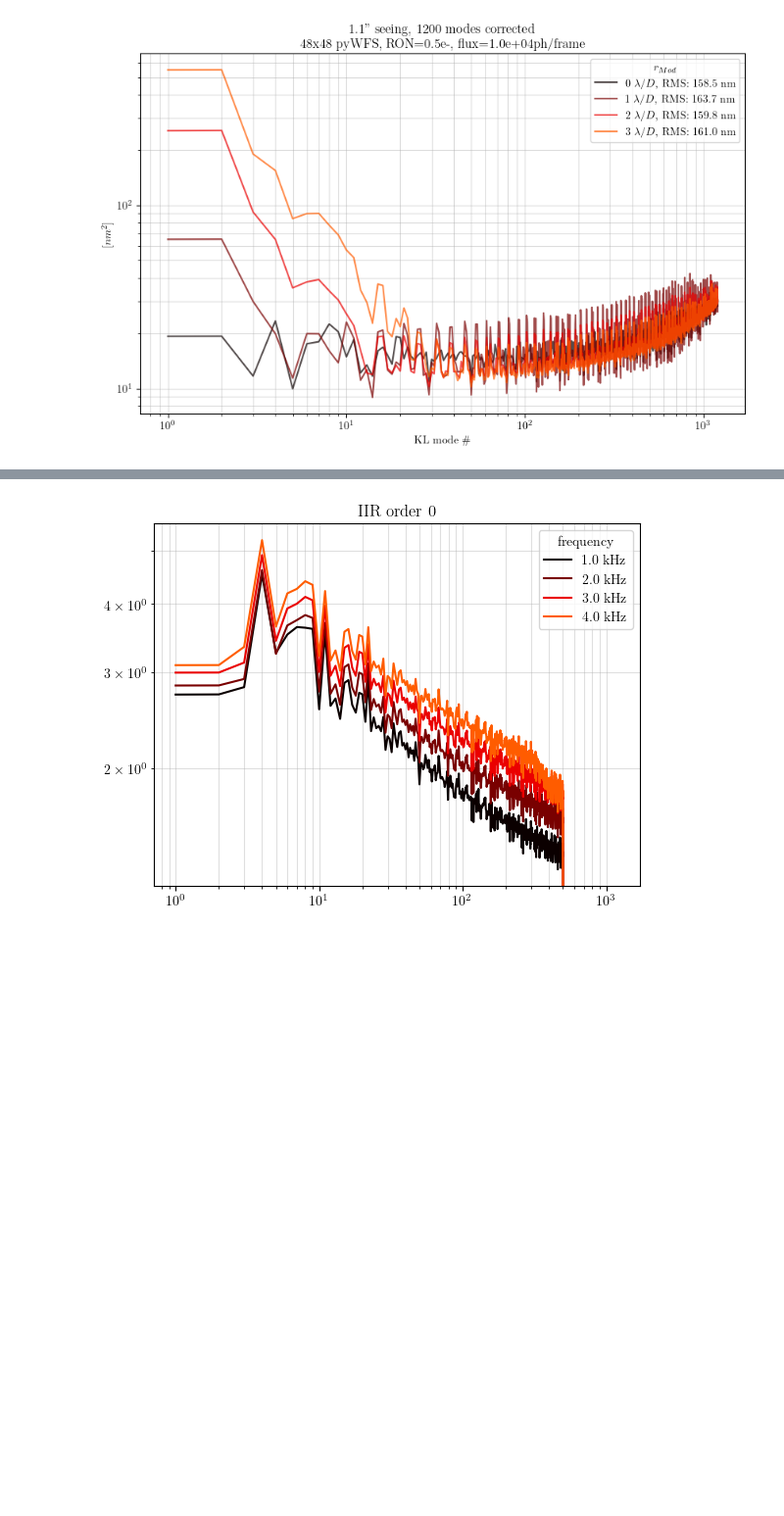
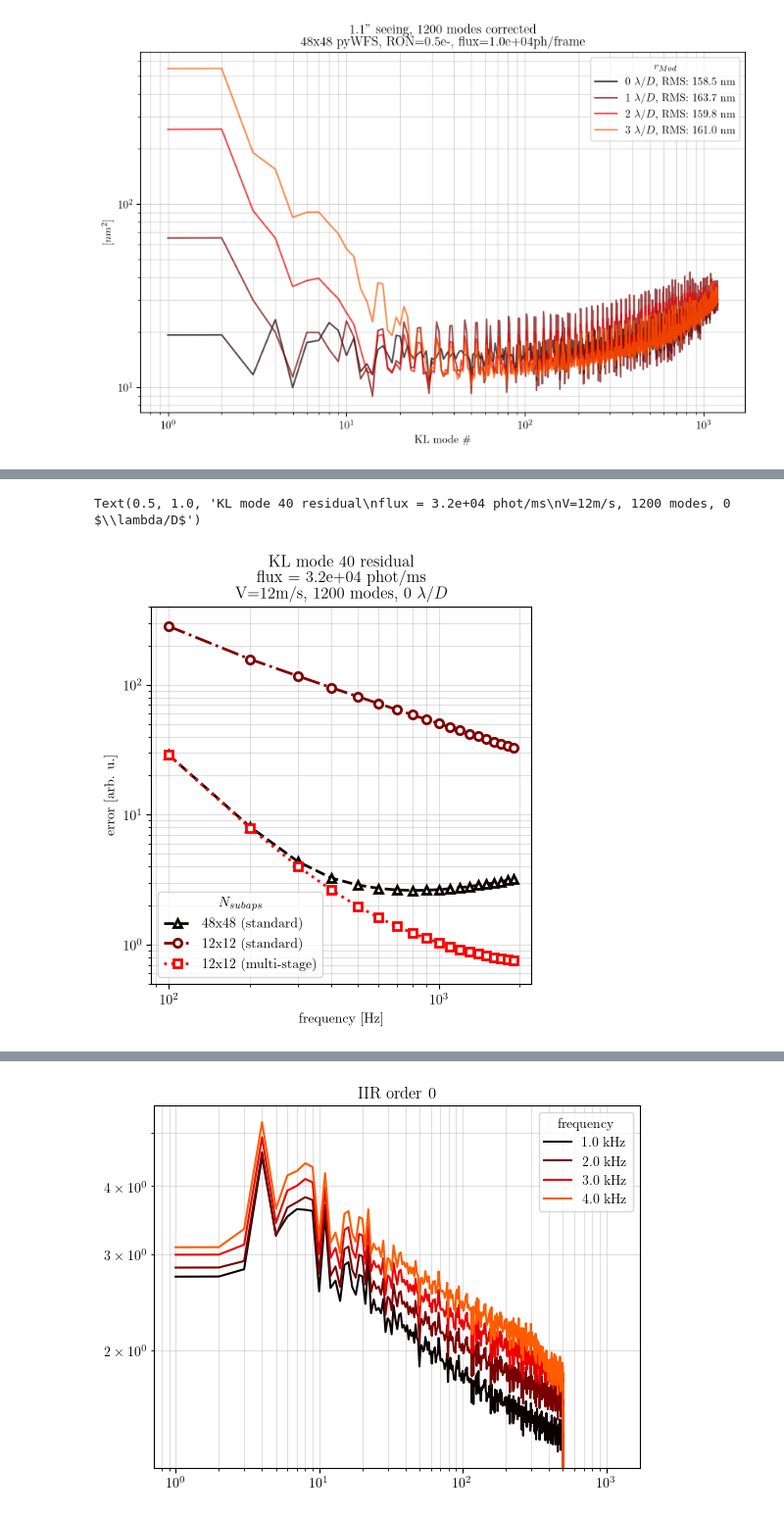
Before and after one commit to Menessao/SPECULA, a Jupyter notebook: config/RISTRETTO/errorBudgetPlots.ipynb, the cells around one changed output, grey strips where cells are left out. Shown at 98% size. Drawn from its saved outputs; the diff is of its cells as text; code cells hidden in the pictures; blank space fills up the shorter version.

```diff
--- a/config/RISTRETTO/errorBudgetPlots.ipynb
+++ b/config/RISTRETTO/errorBudgetPlots.ipynb
@@ -558,0 +641,33 @@ Order 3:
+# %%
+cmap = mpl.colormaps['hot'] # 1. Choose your colormap (e.g., 'hot', 'jet', 'turbo')
+colors = cmap(np.linspace(0.0, 0.9, 6)) # 2. Extract a set of colors from it (e.g., 6 distinct colors across the map)
+plt.rcParams['axes.prop_cycle'] = cycler(color=colors) # 3. Apply it to the default line cycle
+
+flux_id = 3
+fmax = 2000
+
+plt.figure(figsize=(5,5))
+plt.loglog(freqs[freqs<fmax],resfs_ao[0,flux_id,:,0][freqs<fmax],'^',linestyle='--',
+            linewidth=2,markersize=6,markerfacecolor='white',
+            markeredgewidth=2, label=f'48x48 (standard)')
+# plt.loglog(freqs[freqs<fmax],resfs[0,flux_id,:,2][freqs<fmax],'o',linestyle='-.',
+#             linewidth=2,markersize=6,markerfacecolor='white',
+#             markeredgewidth=2, label=f'24x24 (standard)')
+# plt.loglog(freqs[freqs<fmax],resfs_ao[0,flux_id,:,2][freqs<fmax],'s',linestyle=':',
+#             linewidth=2,markersize=6,markerfacecolor='white',
+#             markeredgewidth=2, label=f'24x24 (multi-stage)')
+plt.loglog(freqs[freqs<fmax],resfs_ao[0,flux_id,:,4][freqs<fmax],'o',linestyle='-.',
+            linewidth=2,markersize=6,markerfacecolor='white',
+            markeredgewidth=2, label=f'12x12 (standard)')
+plt.loglog(freqs[freqs<fmax],resfs[0,flux_id,:,4][freqs<fmax],'s',linestyle=':',
+            linewidth=2,markersize=6,markerfacecolor='white',
+            markeredgewidth=2, label=f'12x12 (multi-stage)')
+plt.legend(loc='best',title=r'$N_{subaps}$')
+plt.grid(which='both',alpha=0.4)
+plt.ylim([0.5,400])
+plt.xlabel('frequency [Hz]')
+plt.ylabel('error [arb. u.]')
+plt.title(f'KL mode {idx} residual\nflux = {fluxes[flux_id]*1e-3:1.1e} phot/ms\nV={VoverD*D:1.0f}m/s, {Nmodes} modes, {rMod} '+r'$\lambda/D$')
+# %% [output]
+Text(0.5, 1.0, 'KL mode 40 residual\nflux = 3.2e+04 phot/ms\nV=12m/s, 1200 modes, 0 $\\lambda/D$')
+[figure, added]
```
Also changed, not shown: parts of 10 cells of this notebook, 5 other files.
